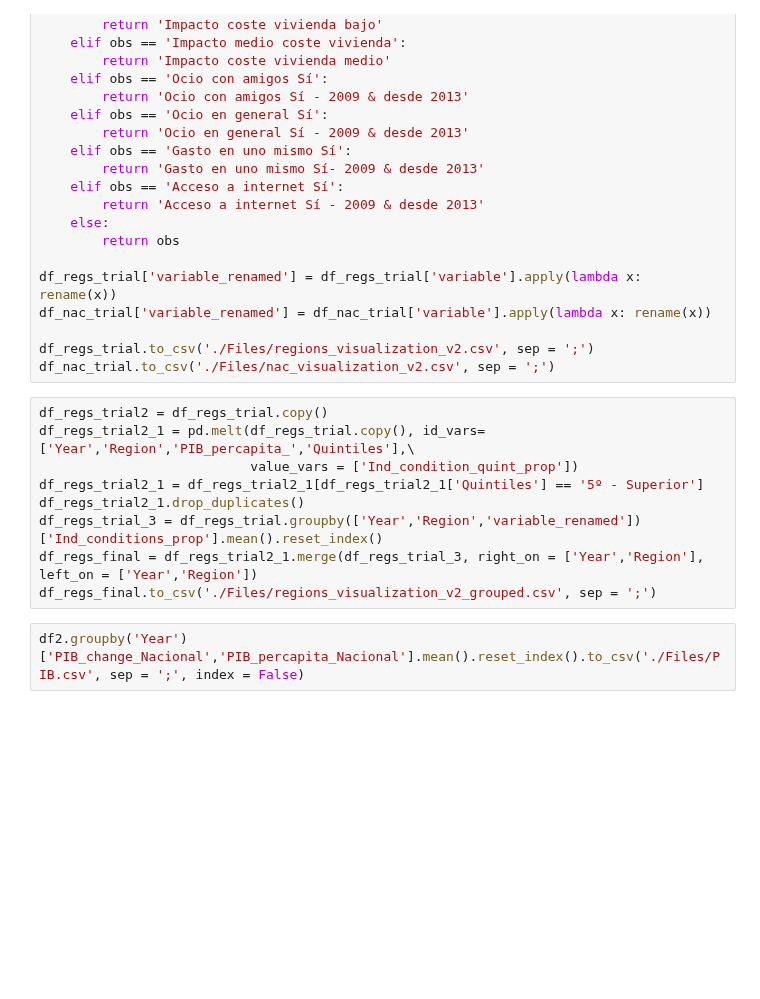
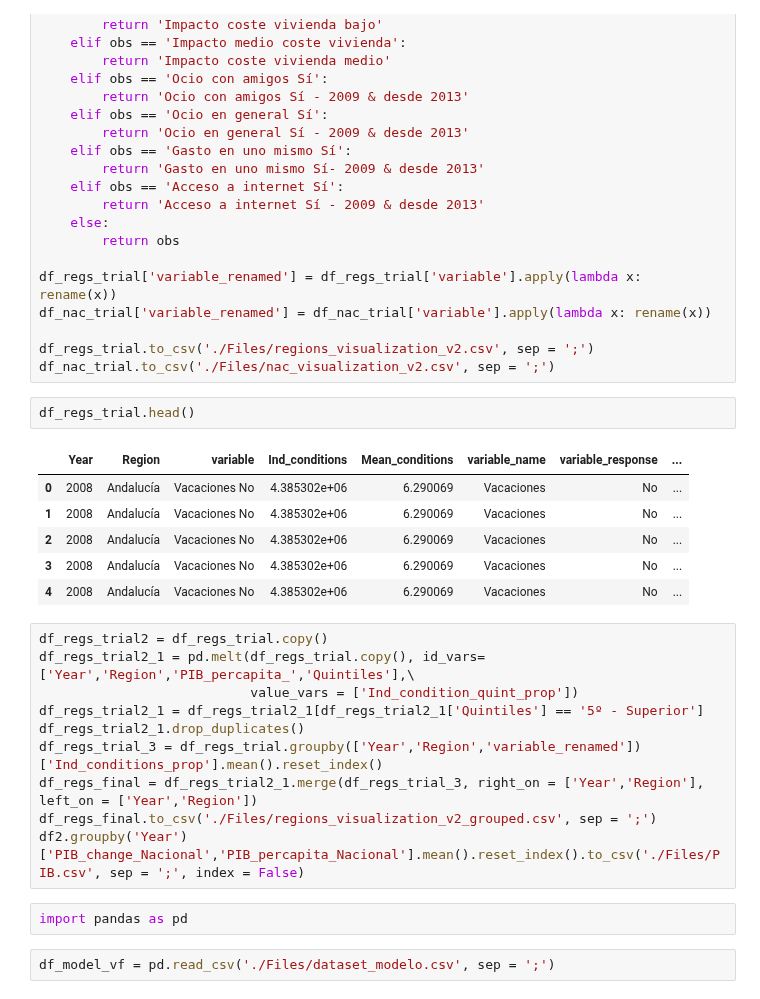
Before and after one commit to mariaferrol1988/TFM_MasterDataSciences, a Jupyter notebook: Notebooks/dataset_Regions.ipynb, the cells around one changed output. Drawn from its saved outputs; the diff is of its cells as text; blank space fills up the shorter version.

```diff
--- a/Notebooks/dataset_Regions.ipynb
+++ b/Notebooks/dataset_Regions.ipynb
@@ -593,6 +593,15 @@ df_nac_trial['variable_renamed'] = df_nac_trial['variable'].apply(lambda x: rena
 
 df_regs_trial.to_csv('./Files/regions_visualization_v2.csv', sep = ';')
 df_nac_trial.to_csv('./Files/nac_visualization_v2.csv', sep = ';')
+# %%
+df_regs_trial.head()
+# %% [output]
+|  | Year | Region | variable | Ind_conditions | Mean_conditions | variable_name | variable_response | ... |
+| 0 | 2008 | Andalucía | Vacaciones No | 4.385302e+06 | 6.290069 | Vacaciones | No | ... |
+| 1 | 2008 | Andalucía | Vacaciones No | 4.385302e+06 | 6.290069 | Vacaciones | No | ... |
+| 2 | 2008 | Andalucía | Vacaciones No | 4.385302e+06 | 6.290069 | Vacaciones | No | ... |
+| 3 | 2008 | Andalucía | Vacaciones No | 4.385302e+06 | 6.290069 | Vacaciones | No | ... |
+| 4 | 2008 | Andalucía | Vacaciones No | 4.385302e+06 | 6.290069 | Vacaciones | No | ... |
 # %%
 df_regs_trial2 = df_regs_trial.copy()
 df_regs_trial2_1 = pd.melt(df_regs_trial.copy(), id_vars=['Year','Region','PIB_percapita_','Quintiles'],\
@@ -602,5 +611,8 @@ df_regs_trial2_1.drop_duplicates()
 df_regs_trial_3 = df_regs_trial.groupby(['Year','Region','variable_renamed'])['Ind_conditions_prop'].mean().reset_index()
 df_regs_final = df_regs_trial2_1.merge(df_regs_trial_3, right_on = ['Year','Region'], left_on = ['Year','Region'])
 df_regs_final.to_csv('./Files/regions_visualization_v2_grouped.csv', sep = ';')
+df2.groupby('Year')['PIB_change_Nacional','PIB_percapita_Nacional'].mean().reset_index().to_csv('./Files/PIB.csv', sep = ';', index = False)
-# %%
-df2.groupby('Year')['PIB_change_Nacional','PIB_percapita_Nacional'].mean().reset_index().to_csv('./Files/PIB.csv', sep = ';', index = False)
+# %%
+import pandas as pd
+# %%
+df_model_vf = pd.read_csv('./Files/dataset_modelo.csv', sep = ';')
```
Also changed, not shown: parts of 4 cells of this notebook, 1 other file.
